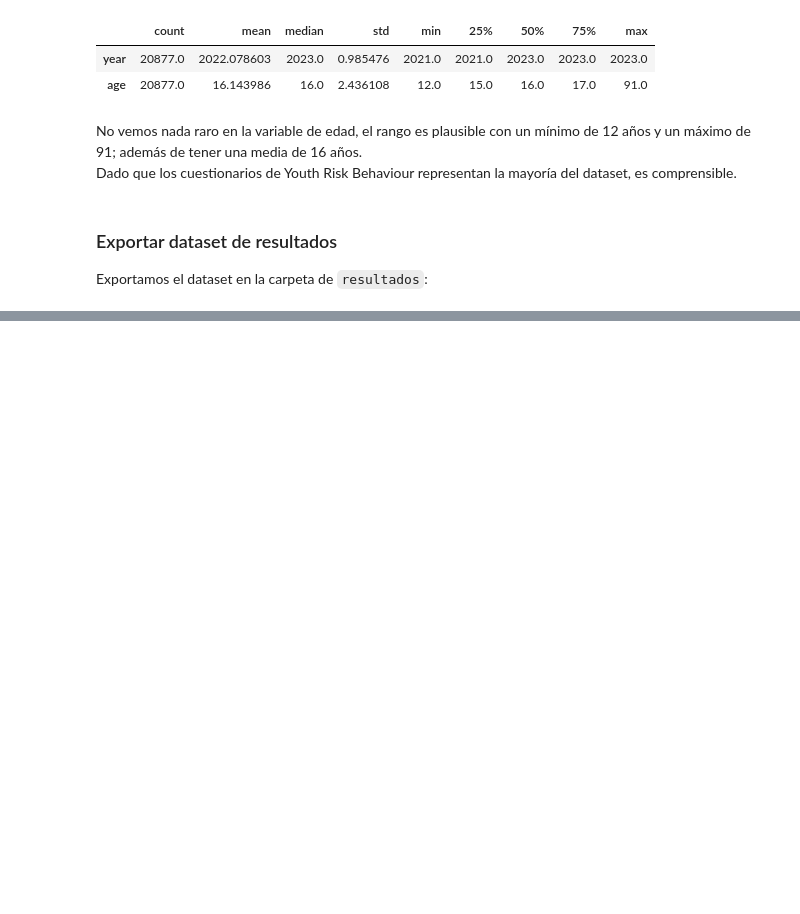
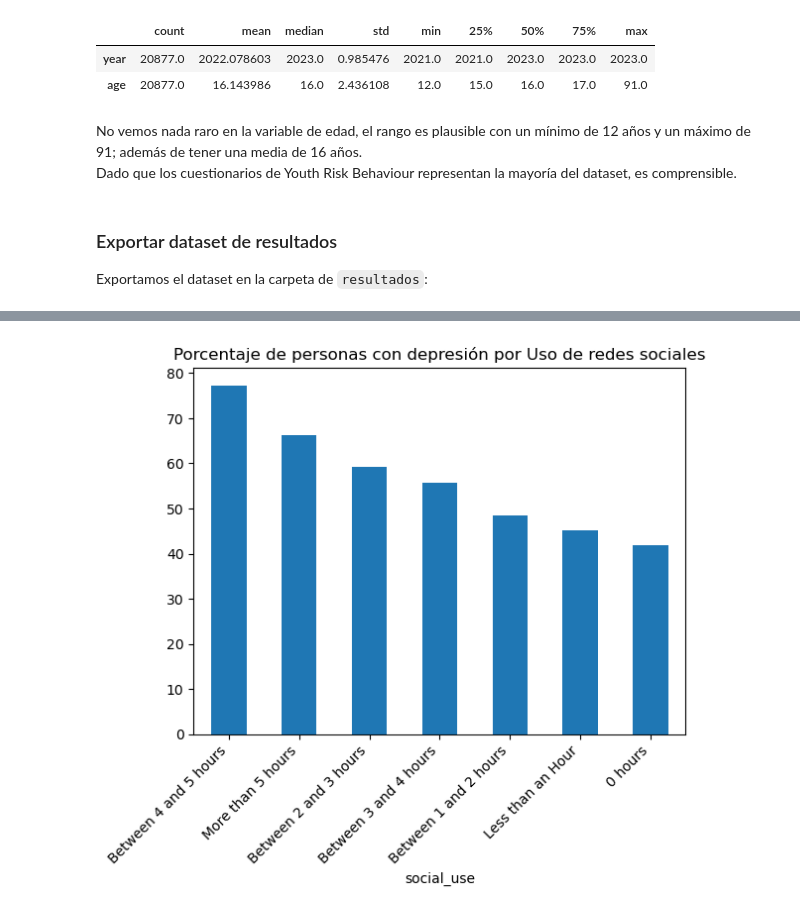
Before and after one commit to fapm4/PRVD-1, a Jupyter notebook: notebook_join.ipynb, the cells around one changed output, grey strips where cells are left out. Drawn from its saved outputs; the diff is of its cells as text; code cells hidden in the pictures; blank space fills up the shorter version.

```diff
--- a/notebook_join.ipynb
+++ b/notebook_join.ipynb
@@ -517,0 +518,3 @@ df_combined_cleaned.to_excel('resultados/dataset_combined.xlsx', index=False)
+# %%
+# Creamos una variable booleana para depressed
+df_combined_cleaned['depressed_bool'] = df_combined_cleaned['depressed'].map({'Always': 1, 'Most of the time': 1, 'Sometimes': 1, 'Rarely': 0, 'Never': 0})
@@ -517,0 +527,10 @@ df_combined_cleaned.to_excel('resultados/dataset_combined.xlsx', index=False)
+# %%
+# Análisis de depresión por social use
+temp = df_combined_cleaned.groupby('social_use').depressed_bool.mean().sort_values(ascending = False) * 100
+ax = temp.plot.bar()
+
+ax.set_xticklabels(ax.get_xticklabels(), rotation=45, ha='right')
+plt.title('Porcentaje de personas con depresión por Uso de redes sociales')
+plt.show()
+# %% [output]
+[figure, added]
```
Also changed, not shown: parts of 10 cells of this notebook, 4 other files.
